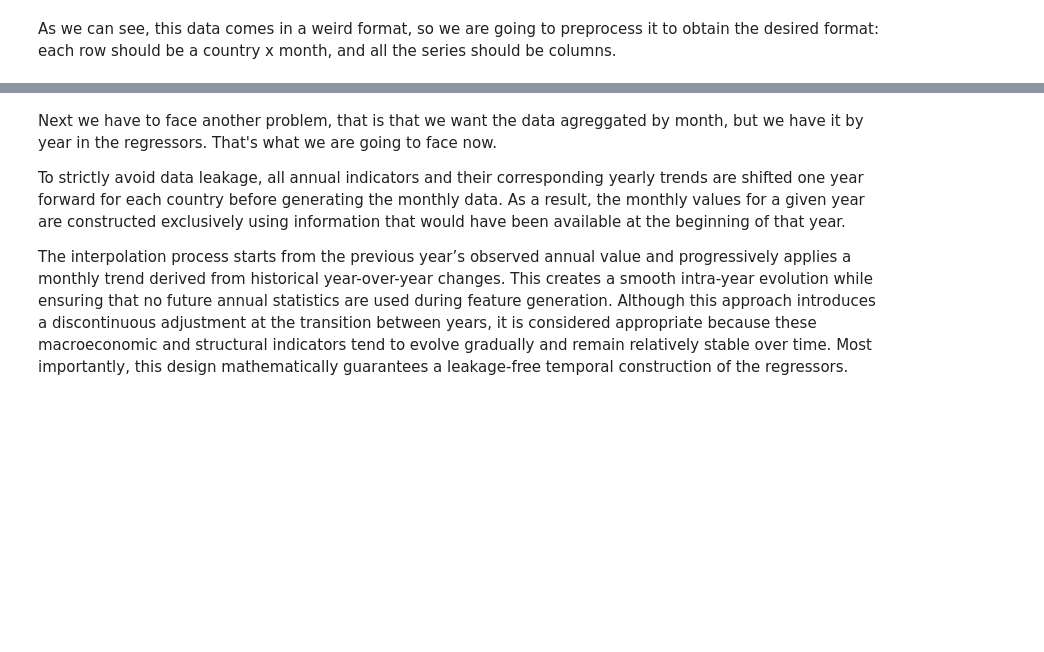
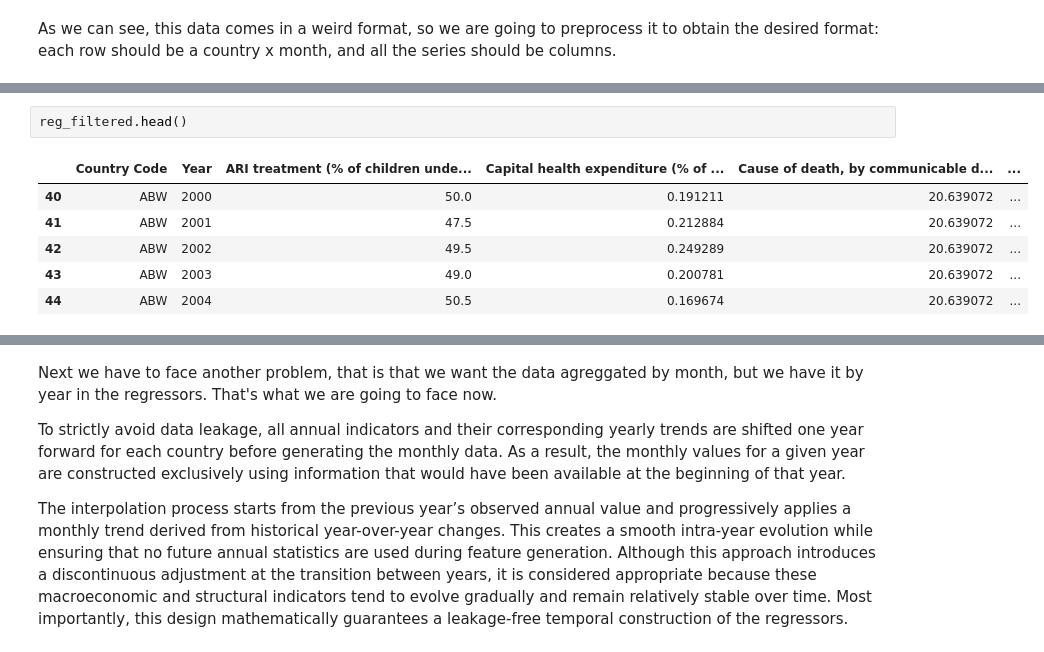
Before and after one commit to ericGutierrezM/forecasting_epidemics, a Jupyter notebook: pipeline.ipynb, the cells around one changed output, grey strips where cells are left out. Cells and saved outputs as stored; diff of their text form; blank space fills up the shorter version.

```diff
--- a/pipeline.ipynb
+++ b/pipeline.ipynb
@@ -263,0 +390,9 @@ reg_monthly[cols_to_trend] = reg_monthly[cols_to_trend].fillna(reg_monthly[cols_
+# %%
+reg_filtered.head()
+# %% [output]
+|  | Country Code | Year | ARI treatment (% of children unde... | Capital health expenditure (% of ... | Cause of death, by communicable d... | ... |
+| 40 | ABW | 2000 | 50.0 | 0.191211 | 20.639072 | ... |
+| 41 | ABW | 2001 | 47.5 | 0.212884 | 20.639072 | ... |
+| 42 | ABW | 2002 | 49.5 | 0.249289 | 20.639072 | ... |
+| 43 | ABW | 2003 | 49.0 | 0.200781 | 20.639072 | ... |
+| 44 | ABW | 2004 | 50.5 | 0.169674 | 20.639072 | ... |
```
Also changed, not shown: parts of 57 cells of this notebook, 3 other files.
